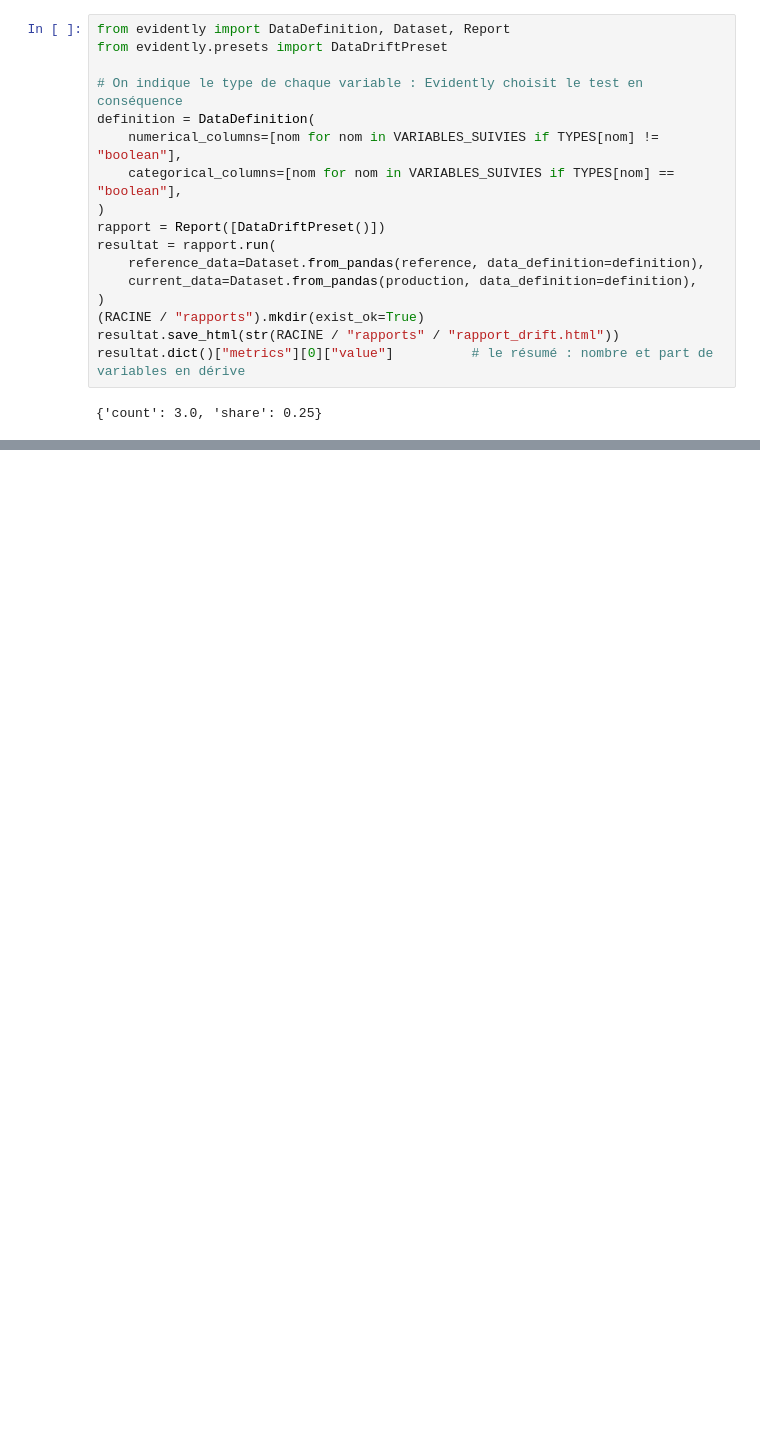
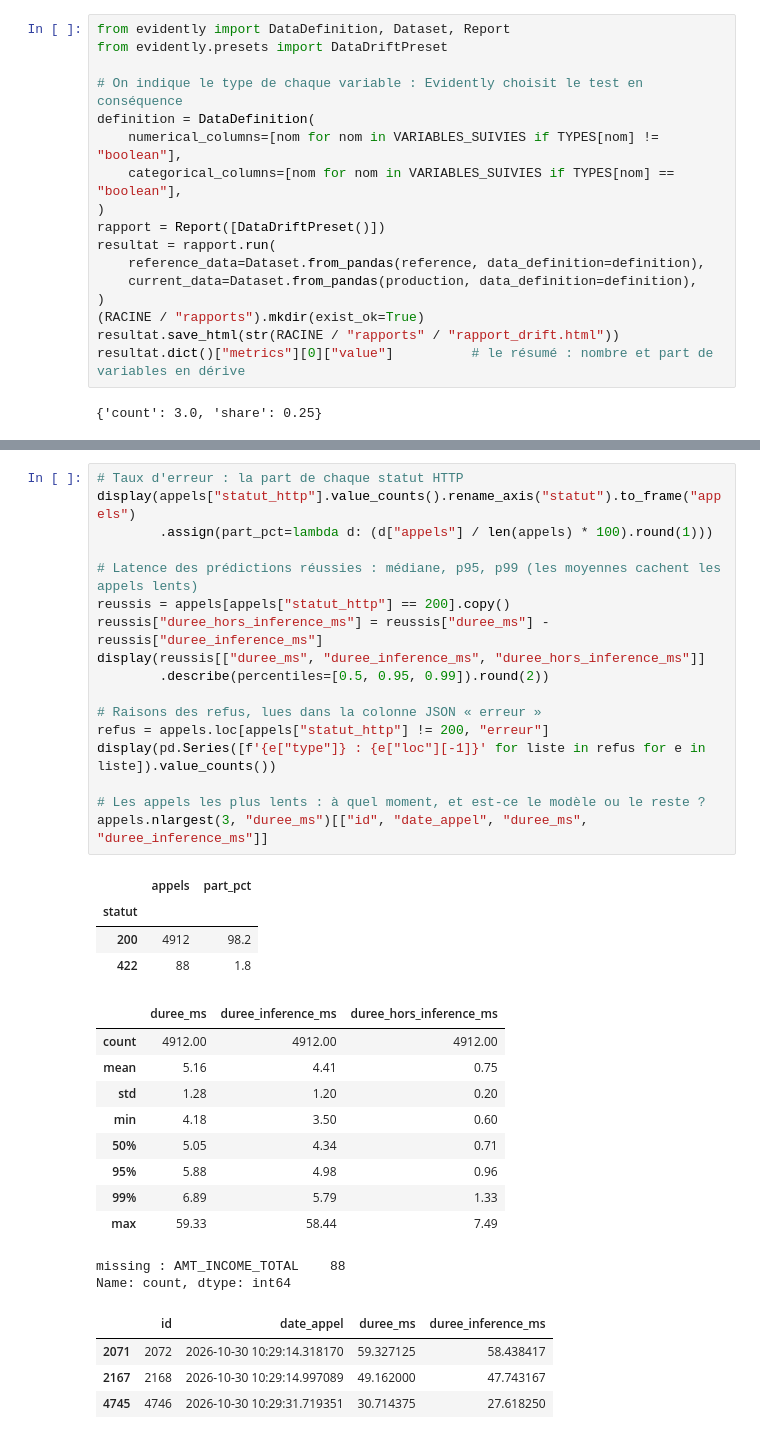
Before and after one commit to matthieudevivie/projet-8---Confirmez-vos-competences-en-MLOps---partie-2, a Jupyter notebook: notebooks/analyse_drift.ipynb, the cells around one changed output, grey strips where cells are left out. Drawn from its saved outputs; the diff is of its cells as text; blank space fills up the shorter version.

```diff
--- a/notebooks/analyse_drift.ipynb
+++ b/notebooks/analyse_drift.ipynb
@@ -397,0 +459,37 @@ resultat.dict()["metrics"][0]["value"]          # le résumé : nombre et part d
+# %%
+# Taux d'erreur : la part de chaque statut HTTP
+display(appels["statut_http"].value_counts().rename_axis("statut").to_frame("appels")
+        .assign(part_pct=lambda d: (d["appels"] / len(appels) * 100).round(1)))
+
+# Latence des prédictions réussies : médiane, p95, p99 (les moyennes cachent les appels lents)
+reussis = appels[appels["statut_http"] == 200].copy()
+reussis["duree_hors_inference_ms"] = reussis["duree_ms"] - reussis["duree_inference_ms"]
+display(reussis[["duree_ms", "duree_inference_ms", "duree_hors_inference_ms"]]
+        .describe(percentiles=[0.5, 0.95, 0.99]).round(2))
+
+# Raisons des refus, lues dans la colonne JSON « erreur »
+refus = appels.loc[appels["statut_http"] != 200, "erreur"]
+display(pd.Series([f'{e["type"]} : {e["loc"][-1]}' for liste in refus for e in liste]).value_counts())
+
+# Les appels les plus lents : à quel moment, et est-ce le modèle ou le reste ?
+appels.nlargest(3, "duree_ms")[["id", "date_appel", "duree_ms", "duree_inference_ms"]]
+# %% [output]
+|  | appels | part_pct |
+| statut |  |  |
+| 200 | 4912 | 98.2 |
+| 422 | 88 | 1.8 |
+|  | duree_ms | duree_inference_ms | duree_hors_inference_ms |
+| count | 4912.00 | 4912.00 | 4912.00 |
+| mean | 5.16 | 4.41 | 0.75 |
+| std | 1.28 | 1.20 | 0.20 |
+| min | 4.18 | 3.50 | 0.60 |
+| 50% | 5.05 | 4.34 | 0.71 |
+| 95% | 5.88 | 4.98 | 0.96 |
+| 99% | 6.89 | 5.79 | 1.33 |
+| max | 59.33 | 58.44 | 7.49 |
+missing : AMT_INCOME_TOTAL    88
+Name: count, dtype: int64
+|  | id | date_appel | duree_ms | duree_inference_ms |
+| 2071 | 2072 | 2026-10-30 10:29:14.318170 | 59.327125 | 58.438417 |
+| 2167 | 2168 | 2026-10-30 10:29:14.997089 | 49.162000 | 47.743167 |
+| 4745 | 4746 | 2026-10-30 10:29:31.719351 | 30.714375 | 27.618250 |
```
Also changed, not shown: parts of 12 cells of this notebook.
